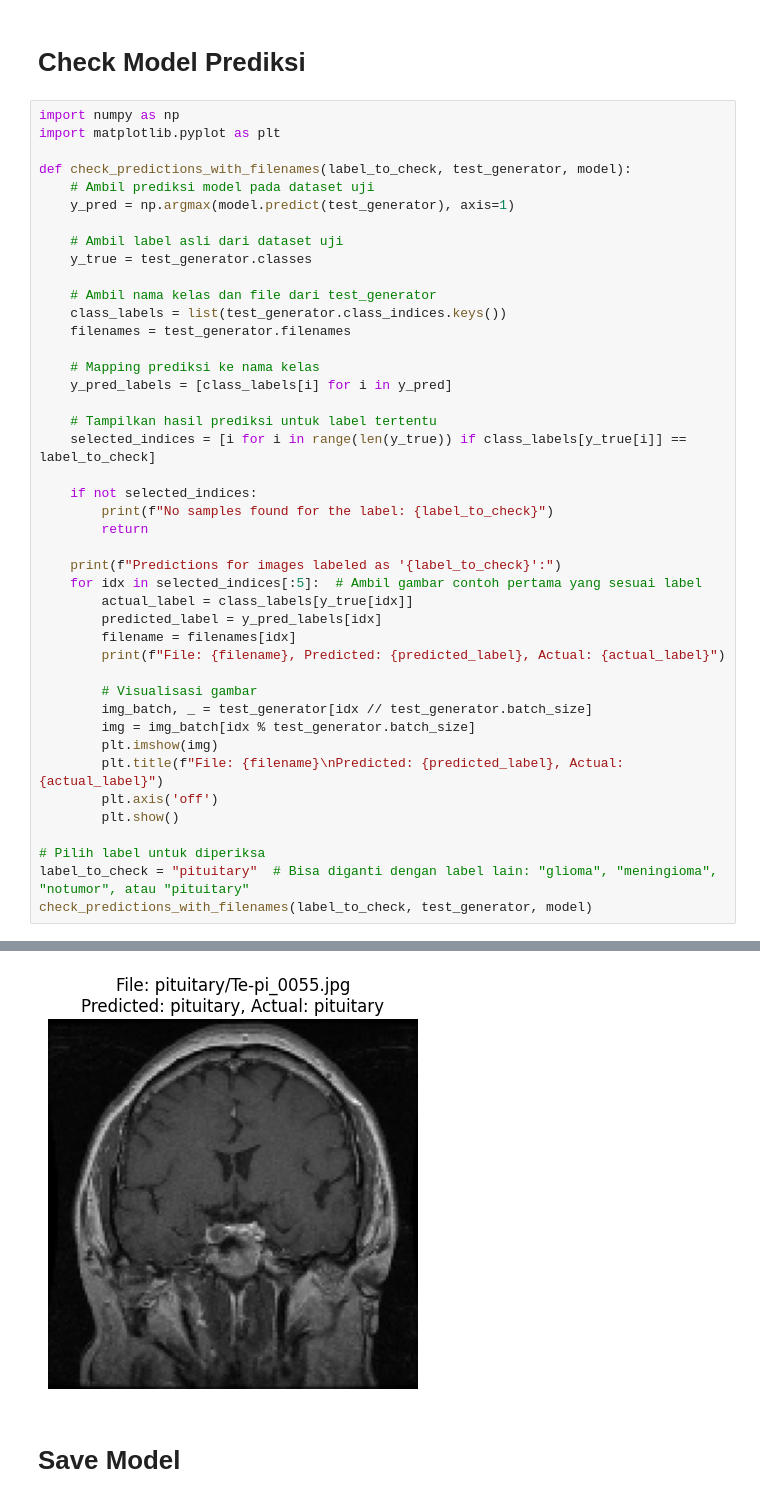
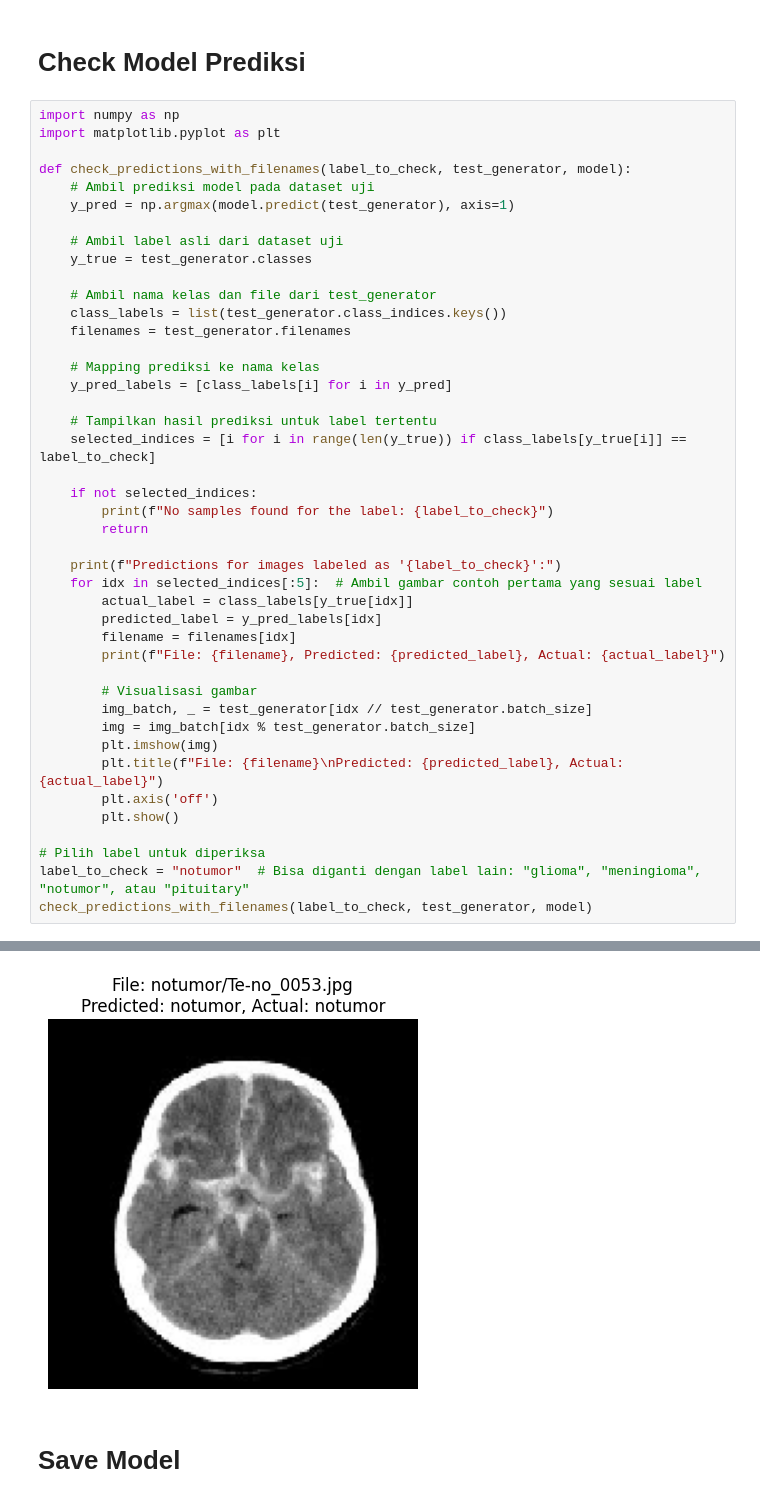
Before and after one commit to Dewisrirahayu05/ML-Project-Capston-Bangkit, a Jupyter notebook: Capston_Bangkit_ML_Project.ipynb, the cells around one changed output, grey strips where cells are left out. Saved outputs shown, nothing was run; the diff lists cells and outputs as text.

```diff
--- a/Capston_Bangkit_ML_Project.ipynb
+++ b/Capston_Bangkit_ML_Project.ipynb
@@ -468,6 +467,6 @@ def check_predictions_with_filenames(label_to_check, test_generator, model):
         plt.show()
 
 # Pilih label untuk diperiksa
-label_to_check = "pituitary"  # Bisa diganti dengan label lain: "glioma", "meningioma", "notumor", atau "pituitary"
+label_to_check = "notumor"  # Bisa diganti dengan label lain: "glioma", "meningioma", "notumor", atau "pituitary"
 check_predictions_with_filenames(label_to_check, test_generator, model)
 # %% [output]
@@ -485,3 +484,3 @@ File: pituitary/Te-pi_0055.jpg, Predicted: pituitary, Actual: pituitary
-[figure, old version]
+[figure, new version]
 # %% [markdown]
 # **Save Model**
```
Also changed, not shown: parts of 8 cells of this notebook.
